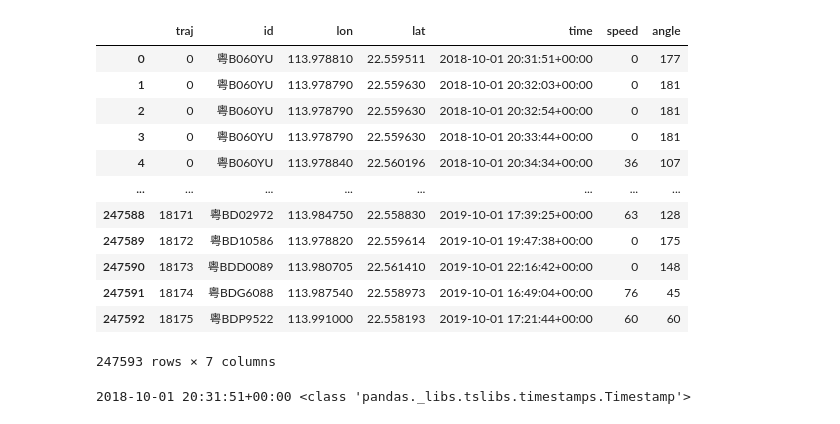
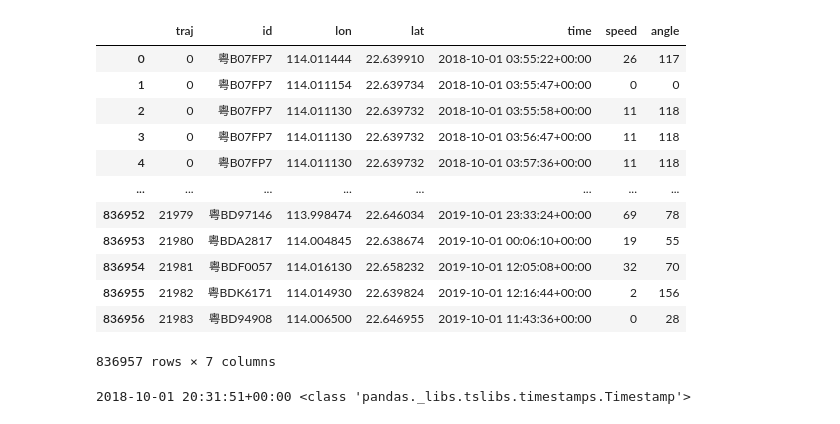
Before and after one commit to iwcyou/kharita, a Jupyter notebook: test.ipynb, the cells around one changed output. Drawn from its saved outputs; the diff is of its cells as text; code cells hidden in the pictures.

```diff
--- a/test.ipynb
+++ b/test.ipynb
@@ -1,24 +1,24 @@
 # %%
 import pickle
 import pandas as pd
-with open("data/dataset_sz_4096size/4_9_gps.pkl", "rb") as f:
+with open("data/dataset_sz_4096size/0_10_gps.pkl", "rb") as f:
     data1 = pickle.load(f)
 data1
 # data1.to_csv("data/dataset_bj_time/1_55_gps.csv", index=False)
 # %% [output]
 |  | traj | id | lon | lat | time | speed | angle |
-| 0 | 0 | 粤B060YU | 113.978810 | 22.559511 | 2018-10-01 20:31:51+00:00 | 0 | 177 |
-| 1 | 0 | 粤B060YU | 113.978790 | 22.559630 | 2018-10-01 20:32:03+00:00 | 0 | 181 |
-| 2 | 0 | 粤B060YU | 113.978790 | 22.559630 | 2018-10-01 20:32:54+00:00 | 0 | 181 |
-| 3 | 0 | 粤B060YU | 113.978790 | 22.559630 | 2018-10-01 20:33:44+00:00 | 0 | 181 |
-| 4 | 0 | 粤B060YU | 113.978840 | 22.560196 | 2018-10-01 20:34:34+00:00 | 36 | 107 |
+| 0 | 0 | 粤B07FP7 | 114.011444 | 22.639910 | 2018-10-01 03:55:22+00:00 | 26 | 117 |
+| 1 | 0 | 粤B07FP7 | 114.011154 | 22.639734 | 2018-10-01 03:55:47+00:00 | 0 | 0 |
+| 2 | 0 | 粤B07FP7 | 114.011130 | 22.639732 | 2018-10-01 03:55:58+00:00 | 11 | 118 |
+| 3 | 0 | 粤B07FP7 | 114.011130 | 22.639732 | 2018-10-01 03:56:47+00:00 | 11 | 118 |
+| 4 | 0 | 粤B07FP7 | 114.011130 | 22.639732 | 2018-10-01 03:57:36+00:00 | 11 | 118 |
 | ... | ... | ... | ... | ... | ... | ... | ... |
-| 247588 | 18171 | 粤BD02972 | 113.984750 | 22.558830 | 2019-10-01 17:39:25+00:00 | 63 | 128 |
-| 247589 | 18172 | 粤BD10586 | 113.978820 | 22.559614 | 2019-10-01 19:47:38+00:00 | 0 | 175 |
-| 247590 | 18173 | 粤BDD0089 | 113.980705 | 22.561410 | 2019-10-01 22:16:42+00:00 | 0 | 148 |
-| 247591 | 18174 | 粤BDG6088 | 113.987540 | 22.558973 | 2019-10-01 16:49:04+00:00 | 76 | 45 |
-| 247592 | 18175 | 粤BDP9522 | 113.991000 | 22.558193 | 2019-10-01 17:21:44+00:00 | 60 | 60 |
+| 836952 | 21979 | 粤BD97146 | 113.998474 | 22.646034 | 2019-10-01 23:33:24+00:00 | 69 | 78 |
+| 836953 | 21980 | 粤BDA2817 | 114.004845 | 22.638674 | 2019-10-01 00:06:10+00:00 | 19 | 55 |
+| 836954 | 21981 | 粤BDF0057 | 114.016130 | 22.658232 | 2019-10-01 12:05:08+00:00 | 32 | 70 |
+| 836955 | 21982 | 粤BDK6171 | 114.014930 | 22.639824 | 2019-10-01 12:16:44+00:00 | 2 | 156 |
+| 836956 | 21983 | 粤BD94908 | 114.006500 | 22.646955 | 2019-10-01 11:43:36+00:00 | 0 | 28 |
-247593 rows × 7 columns
+836957 rows × 7 columns
 # %%
 a = data1.iloc[0]['time']
 print(a, type(a))
```
Also changed, not shown: 4 other files.
